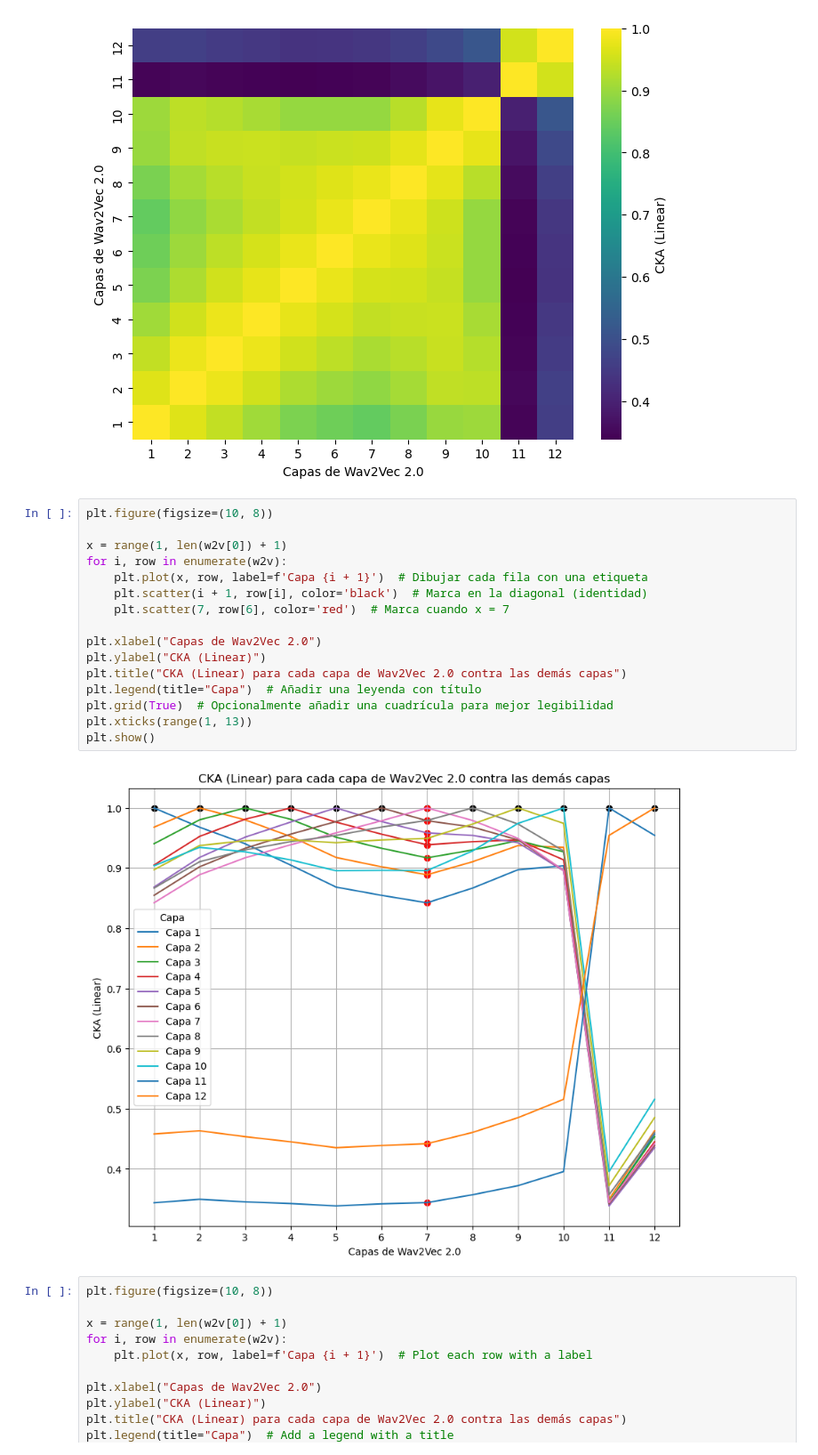
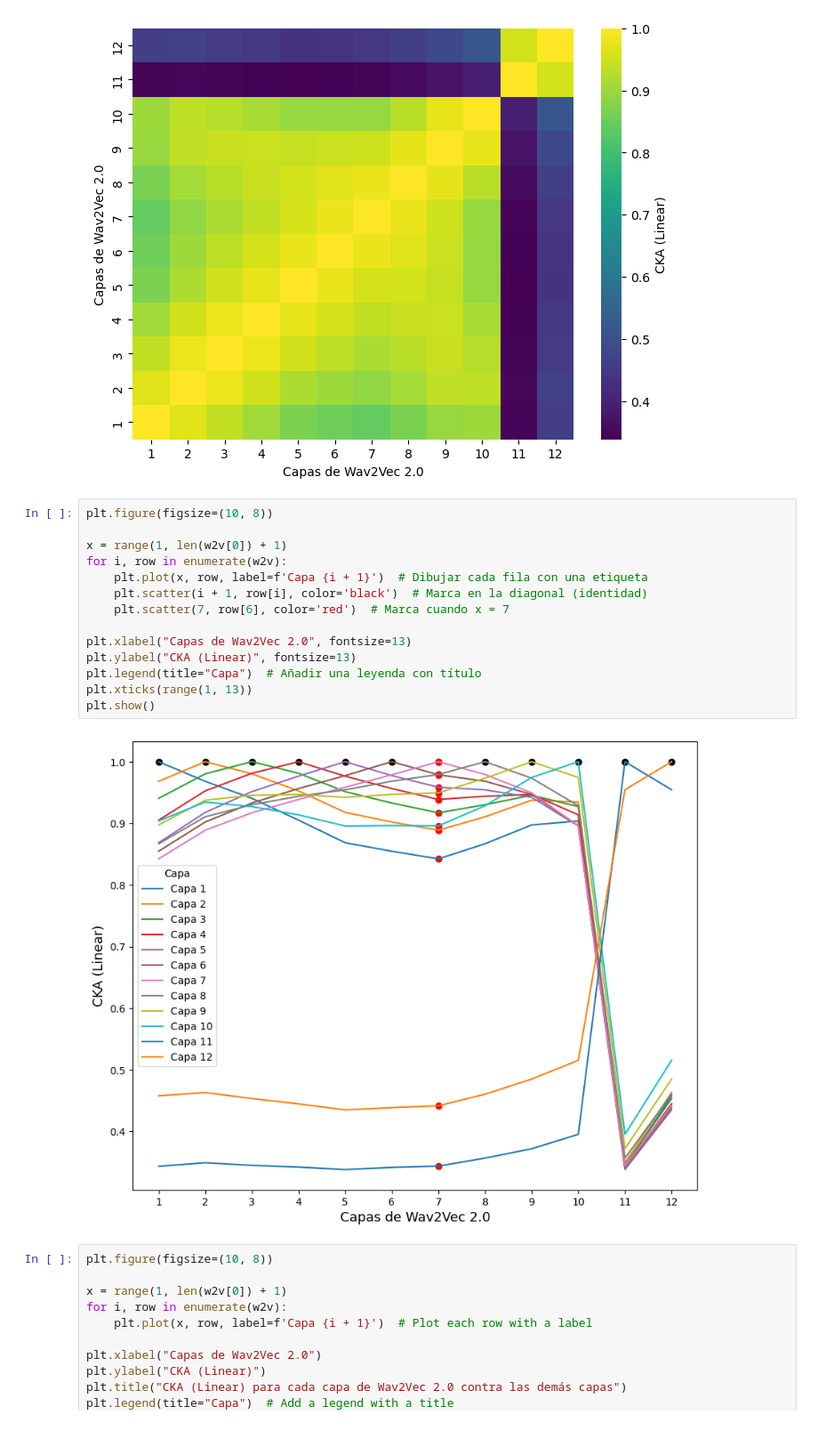
Before and after one commit to ceciliabolanos/layer-analysis, a Jupyter notebook: results/experiment2.1_same_model/results.ipynb, the cells around one changed output. Shown at 89% size. Drawn from its saved outputs; the diff is of its cells as text.

```diff
--- a/results/experiment2.1_same_model/results.ipynb
+++ b/results/experiment2.1_same_model/results.ipynb
@@ -57,21 +57,19 @@ plt.show()
 # %%
 plt.figure(figsize=(10, 8))
 
 x = range(1, len(w2v[0]) + 1)
 for i, row in enumerate(w2v):
     plt.plot(x, row, label=f'Capa {i + 1}')  # Dibujar cada fila con una etiqueta
     plt.scatter(i + 1, row[i], color='black')  # Marca en la diagonal (identidad)
     plt.scatter(7, row[6], color='red')  # Marca cuando x = 7
 
-plt.xlabel("Capas de Wav2Vec 2.0")
-plt.ylabel("CKA (Linear)")
-plt.title("CKA (Linear) para cada capa de Wav2Vec 2.0 contra las demás capas")
+plt.xlabel("Capas de Wav2Vec 2.0", fontsize=13)
+plt.ylabel("CKA (Linear)", fontsize=13)
 plt.legend(title="Capa")  # Añadir una leyenda con título
-plt.grid(True)  # Opcionalmente añadir una cuadrícula para mejor legibilidad
 plt.xticks(range(1, 13))
 plt.show()
 # %% [output]
-[figure, old version]
+[figure, new version]
 # %%
 plt.figure(figsize=(10, 8))
 
```
Also changed, not shown: parts of 1 cell of this notebook, 4 other files.
